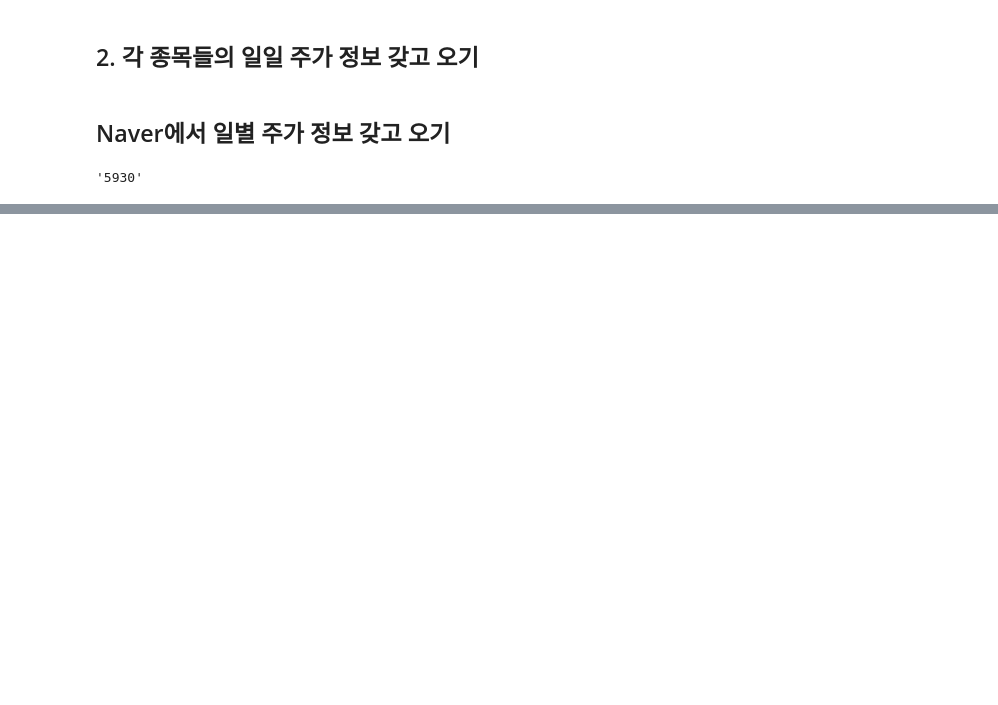
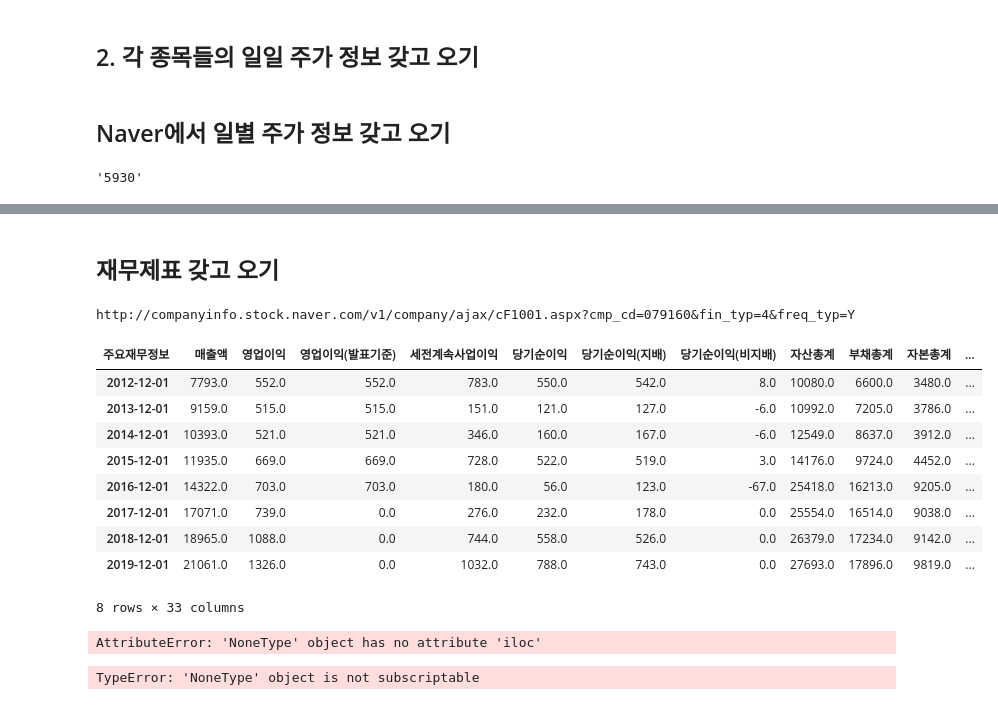
Before and after one commit to AveryCastle/quant-stock, a Jupyter notebook: All-Kospi-Kosdaq.ipynb, the cells around one changed output, grey strips where cells are left out. Saved outputs shown, nothing was run; the diff lists cells and outputs as text; code cells hidden in the pictures; blank space fills up the shorter version.

```diff
--- a/All-Kospi-Kosdaq.ipynb
+++ b/All-Kospi-Kosdaq.ipynb
@@ -141,0 +142,39 @@ df.head()
+# %% [markdown]
+## 재무제표 갖고 오기
+# %%
+def get_finacial_statements_url(code, ifrs_type=4, unit='Y'):
+    url_tmpl = 'http://companyinfo.stock.naver.com/v1/company/ajax/cF1001.aspx?cmp_cd=%s&fin_typ=%s&freq_typ=%s'
+    url = url_tmpl % (code, ifrs_type, unit) # 삼성전자, 4(IFRS 연결), Y:년 단위
+    print(url)
+    dfs = pd.read_html(url, encoding='utf8')
+    # dfs
+    df = dfs[0]
+    # print(df)
+    df = df.set_index('주요재무정보')
+    return df
+# %%
+# 리스트로 전환
+def get_financial_statements_infos(df):
+    cols = []
+    for year in range(2012, 2020):
+        cols.append(str(year) + '/12')
+    df.columns = cols
+
+    indexes = []
+    for i in range(0, df.index.size):
+        indexes.append(df.index[i][0])
+
+    new_index_dict = dict(zip(df.index, indexes))
+    df.rename(new_index_dict, axis='index', inplace=True)
+
+    df.fillna(0, inplace=True)
+
+    dft = df.T
+
+    # 첫번째 컬럼 이름을 data로 변경
+    dft.rename(columns={'주요재무정보':'date'}, inplace=True)
+
+    # 인덱스를 날짜형식(datetime)으로 변환
+    dft.index = pd.to_datetime(dft.index)
+
+    return dft
@@ -141,0 +188,22 @@ df.head()
+# %%
+df = get_finacial_statements_url('079160')
+# %% [output]
+http://companyinfo.stock.naver.com/v1/company/ajax/cF1001.aspx?cmp_cd=079160&fin_typ=4&freq_typ=Y
+# %%
+df = get_financial_statements_infos(df)
+df
+# %% [output]
+| 주요재무정보 | 매출액 | 영업이익 | 영업이익(발표기준) | 세전계속사업이익 | 당기순이익 | 당기순이익(지배) | 당기순이익(비지배) | 자산총계 | 부채총계 | 자본총계 | ... |
+| 2012-12-01 | 7793.0 | 552.0 | 552.0 | 783.0 | 550.0 | 542.0 | 8.0 | 10080.0 | 6600.0 | 3480.0 | ... |
+| 2013-12-01 | 9159.0 | 515.0 | 515.0 | 151.0 | 121.0 | 127.0 | -6.0 | 10992.0 | 7205.0 | 3786.0 | ... |
+| 2014-12-01 | 10393.0 | 521.0 | 521.0 | 346.0 | 160.0 | 167.0 | -6.0 | 12549.0 | 8637.0 | 3912.0 | ... |
+| 2015-12-01 | 11935.0 | 669.0 | 669.0 | 728.0 | 522.0 | 519.0 | 3.0 | 14176.0 | 9724.0 | 4452.0 | ... |
+| 2016-12-01 | 14322.0 | 703.0 | 703.0 | 180.0 | 56.0 | 123.0 | -67.0 | 25418.0 | 16213.0 | 9205.0 | ... |
+| 2017-12-01 | 17071.0 | 739.0 | 0.0 | 276.0 | 232.0 | 178.0 | 0.0 | 25554.0 | 16514.0 | 9038.0 | ... |
+| 2018-12-01 | 18965.0 | 1088.0 | 0.0 | 744.0 | 558.0 | 526.0 | 0.0 | 26379.0 | 17234.0 | 9142.0 | ... |
+| 2019-12-01 | 21061.0 | 1326.0 | 0.0 | 1032.0 | 788.0 | 743.0 | 0.0 | 27693.0 | 17896.0 | 9819.0 | ... |
+8 rows × 33 columns
+# %%
+dft.iloc[0]['자본금'] - df.iloc[1]['자본금']
+# %% [output]
+AttributeError: 'NoneType' object has no attribute 'iloc'
@@ -141,0 +212,4 @@ df.head()
+# %%
+df[['매출액', '당기순이익', '부채총계', 'PER(배)' , 'PBR(배)', '현금배당수익률', '증자여부']]
+# %% [output]
+TypeError: 'NoneType' object is not subscriptable
```
Also changed, not shown: parts of 9 cells of this notebook, 3 other files.
